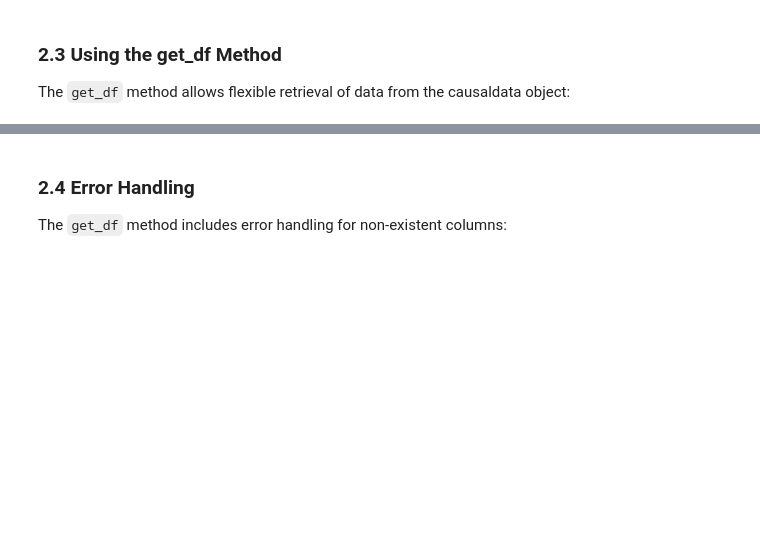
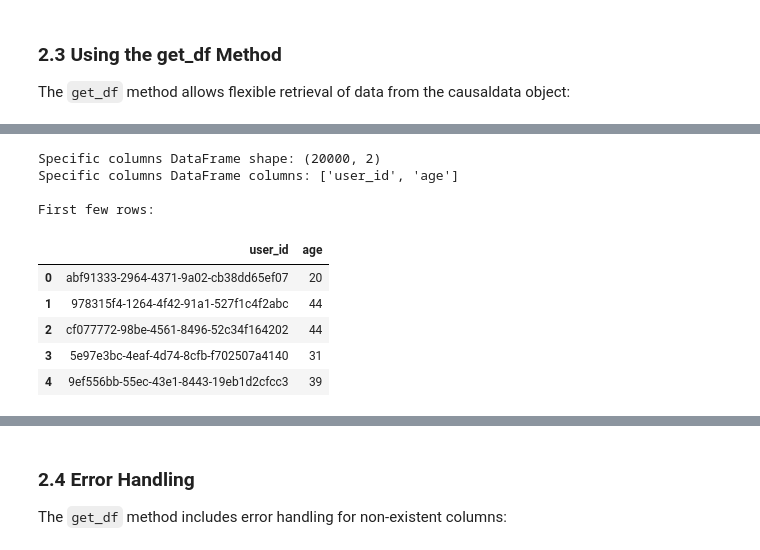
Before and after one commit to IoannMartynov/CausalKit, a Jupyter notebook: examples/data_functions_example.ipynb, the cells around one changed output, grey strips where cells are left out. Saved outputs shown, nothing was run; the diff lists cells and outputs as text; code cells hidden in the pictures; blank space fills up the shorter version.

```diff
--- a/examples/data_functions_example.ipynb
+++ b/examples/data_functions_example.ipynb
@@ -201,0 +283,18 @@ target_treatment_df.head()
+# %%
+# Get specific columns
+specific_cols_df = ck_data.get_df(columns=['user_id', 'age'])
+print("Specific columns DataFrame shape:", specific_cols_df.shape)
+print("Specific columns DataFrame columns:", list(specific_cols_df.columns))
+print("\nFirst few rows:")
+specific_cols_df.head()
+# %% [output]
+Specific columns DataFrame shape: (20000, 2)
+Specific columns DataFrame columns: ['user_id', 'age']
+
+First few rows:
+|  | user_id | age |
+| 0 | abf91333-2964-4371-9a02-cb38dd65ef07 | 20 |
+| 1 | 978315f4-1264-4f42-91a1-527f1c4f2abc | 44 |
+| 2 | cf077772-98be-4561-8496-52c34f164202 | 44 |
+| 3 | 5e97e3bc-4eaf-4d74-8cfb-f702507a4140 | 31 |
+| 4 | 9ef556bb-55ec-43e1-8443-19eb1d2cfcc3 | 39 |
```
Also changed, not shown: parts of 21 cells of this notebook, 2 other files.
